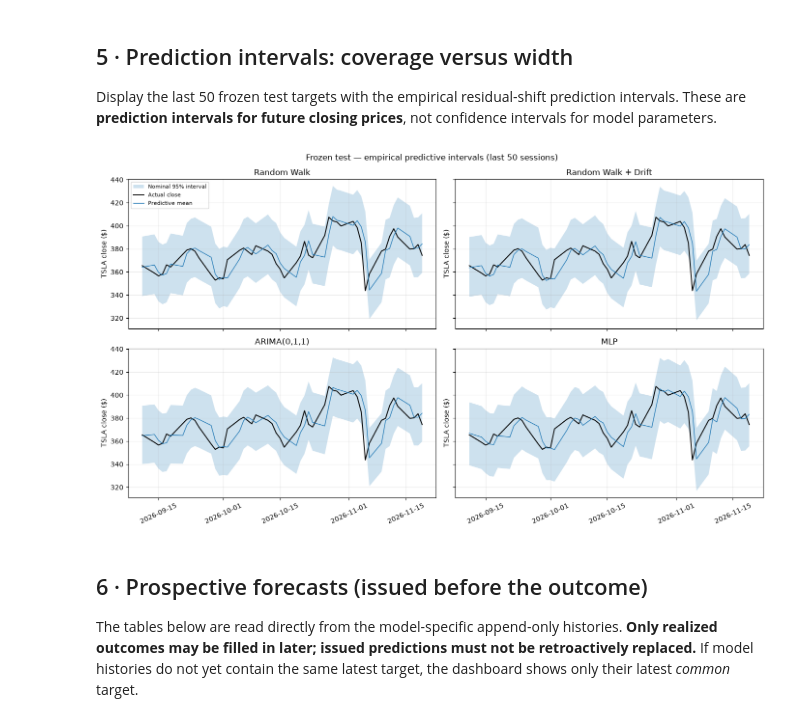
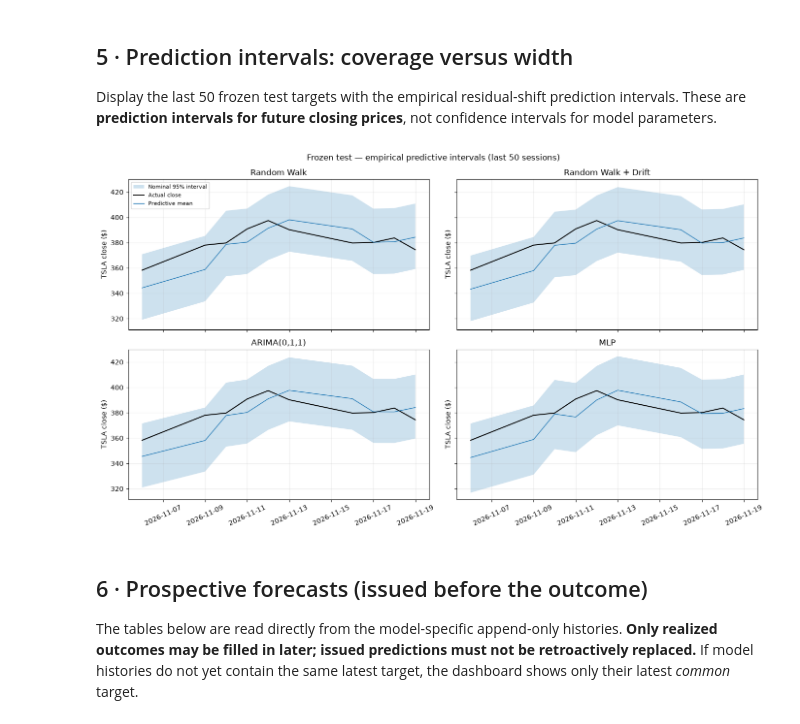
Before and after one commit to jssuedjr/time-series-forecasting, a Jupyter notebook: stock_pred/notebooks/main.ipynb, the cells around one changed output. Saved outputs shown, nothing was run; the diff lists cells and outputs as text; code cells hidden in the pictures.

```diff
--- a/stock_pred/notebooks/main.ipynb
+++ b/stock_pred/notebooks/main.ipynb
@@ -182,16 +191,16 @@ Display the last 50 frozen test targets with the empirical residual-shift predic
 # %%
 fig, axes = plt.subplots(2, 2, figsize=(14, 8), sharex=True, sharey=True)
 for ax, (name, df) in zip(axes.flat, tests.items()):
-    view = df.tail(50)
+    view = df.tail(10)
     ax.fill_between(view.target_date, view.interval_lower.to_numpy(), view.interval_upper.to_numpy(), alpha=0.22, label="Nominal 95% interval")
     ax.plot(view.target_date, view.y_true, color="black", lw=1.4, label="Actual close")
     ax.plot(view.target_date, view.predictive_mean, lw=1.0, label="Predictive mean")
     ax.set_title(name); ax.set_ylabel("TSLA close ($)"); ax.tick_params(axis="x", rotation=25)
 axes.flat[0].legend(loc="best", fontsize=8)
 fig.suptitle("Frozen test — empirical predictive intervals (last 50 sessions)")
 plt.tight_layout(); plt.show()
 # %% [output]
-[figure, old version]
+[figure, new version]
 # %% [markdown]
 ## 6 · Prospective forecasts (issued before the outcome)
 The tables below are read directly from the model-specific append-only histories. **Only realized outcomes may be filled in later; issued predictions must not be retroactively replaced.** If model histories do not yet contain the same latest target, the dashboard shows only their latest *common* target.
```
Also changed, not shown: parts of 11 cells of this notebook, 28 other files.
